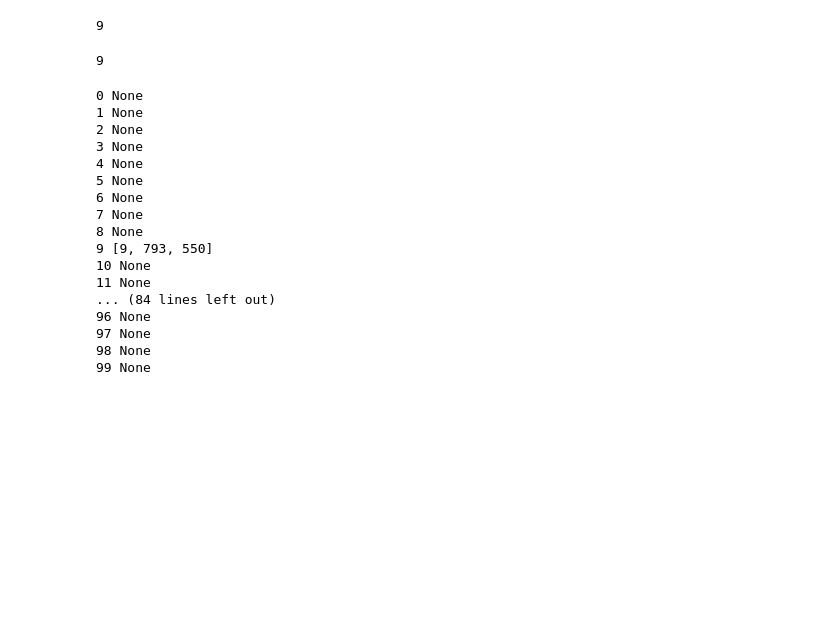
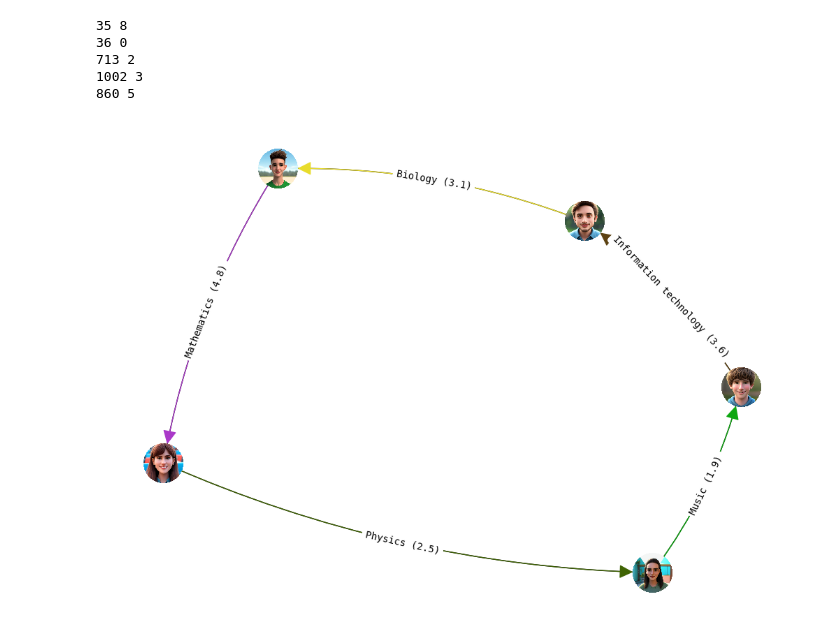
Before and after one commit to njaric03/UniHack24-Vanjo, a Jupyter notebook: knowledge_graph/make_knowledge_graph.ipynb, the cells around one changed output. Drawn from its saved outputs; the diff is of its cells as text; code cells hidden in the pictures; blank space fills up the shorter version.

```diff
--- a/knowledge_graph/make_knowledge_graph.ipynb
+++ b/knowledge_graph/make_knowledge_graph.ipynb
@@ -32,34 +32,12 @@ ug.add_user(1002, attributes = {'is_professor': True,
  'teaching_subject': 'Mathematics',
  'learning_subject': 'Biology'}
             )
-# %%
-len(ug.images)
-# %% [output]
-9
 # %%
-slika = ug.draw_cycle(39)
+slika = ug.draw_cycle(36, connection_style='arc3,rad=0.1')
+# %% [output]
+35 8
+36 0
+713 2
+1002 3
+860 5
+[figure, added]
-# %%
-UserGraph.NUM_AVATARS
-# %% [output]
-9
-# %%
-for i in range(100):
-    print(i, ug.find_best_cycle(i))
-# %% [output]
-0 None
-1 None
-2 None
-3 None
-4 None
-5 None
-6 None
-7 None
-8 None
-9 [9, 793, 550]
-10 None
-11 None
-... (84 lines left out)
-96 None
-97 None
-98 None
-99 None
```
Also changed, not shown: parts of 1 cell of this notebook, 3 other files.
